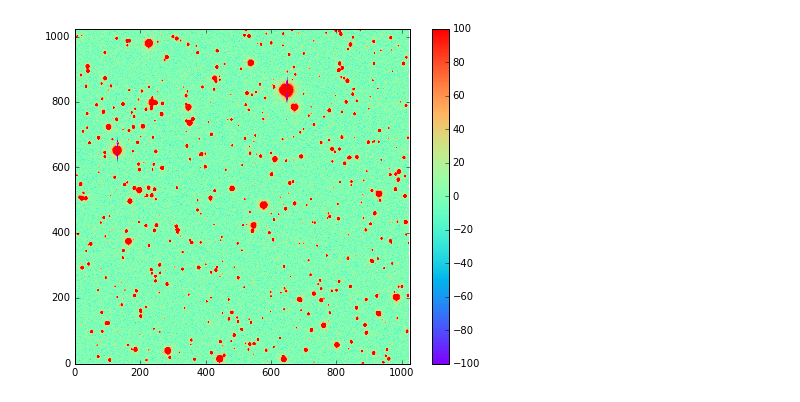
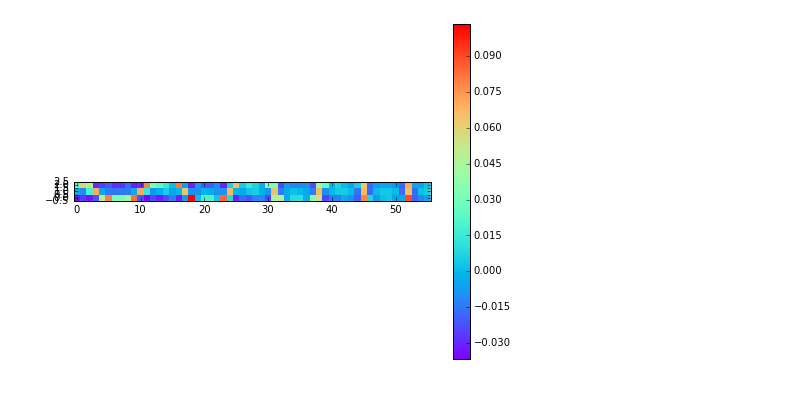
Before and after one commit to lsst-dm/experimental_DCR, a Jupyter notebook: DCR_1d_correction.ipynb, the cells around one changed output. Saved outputs shown, nothing was run; the diff lists cells and outputs as text; code cells hidden in the pictures.

```diff
--- a/DCR_1d_correction.ipynb
+++ b/DCR_1d_correction.ipynb
@@ -53,9 +58,8 @@ look(self.dcr_matrix[4],x_range=[20,40],y_range=[0,20])
 # %%
 self.build_transfer_matrix()
+# %%
+look(self.transfer[3])
+# %% [output]
+[figure, added]
 # %%
 self.build_model()
-# %%
-template_exposure = self.create_template_from_model(elevation=40.,azimuth=0)
-look(template_exposure.getMaskedImage().getImage().getArray(), range=[-1e2,1e2])
-# %% [output]
-[figure, removed]
```
Also changed, not shown: parts of 15 cells of this notebook, 1 other file.
